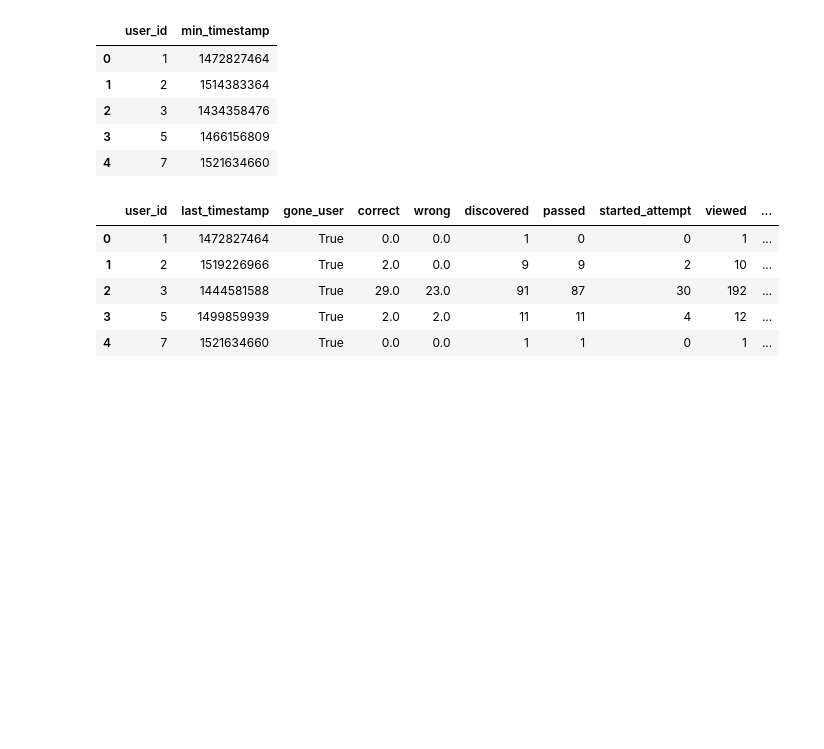
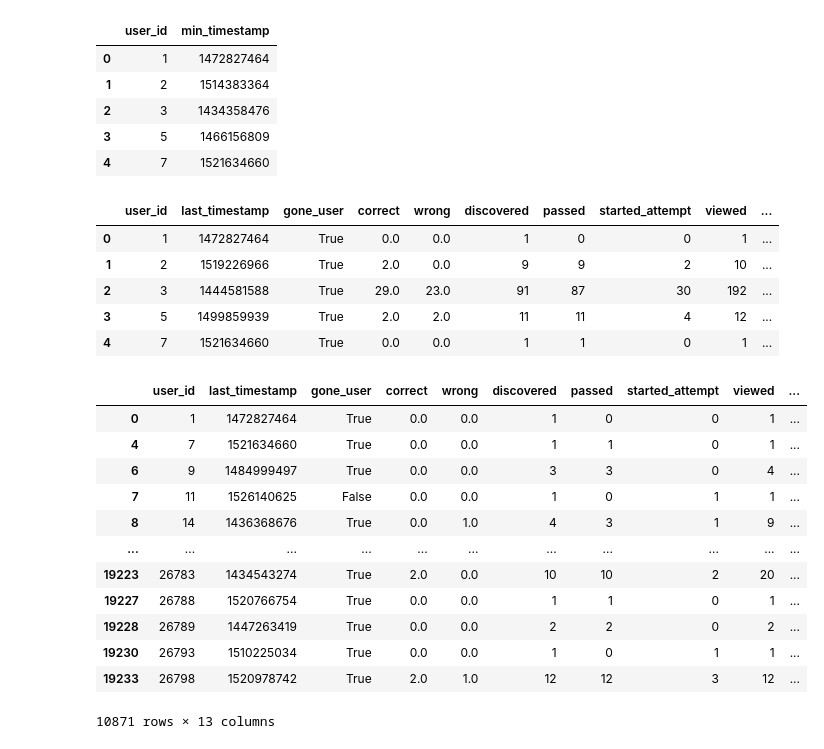
Before and after one commit to churkenberg/stepik_ml_contest, a Jupyter notebook: i.ipynb, the cells around one changed output. Saved outputs shown, nothing was run; the diff lists cells and outputs as text; code cells hidden in the pictures; blank space fills up the shorter version.

```diff
--- a/i.ipynb
+++ b/i.ipynb
@@ -3,7 +3,7 @@ Can we, by analyzing user behavior over the first n days, predict whether he wil
 # %%
 import pandas as pd
 # %%
-data = pd.read_csv('data\post_processing_data.csv')
+data = pd.read_csv('data/post_processing_data.csv')
 # %%
 data.head()
 # %% [output]
@@ -60,7 +60,7 @@ plt.xlabel('day');
 # %% [output]
 [figure]
 # %%
-event_data = pd.read_csv('data\event_data_train.csv')
+event_data = pd.read_csv('data/event_data_train.csv')
 # %%
 event_data['date'] = pd.to_datetime(event_data['timestamp'], unit='s')
 # %%
@@ -98,3 +98,21 @@ data.head()
 | 4 | 7 | 1521634660 | True | 0.0 | 0.0 | 1 | 1 | 0 | 1 | ... |
 # %%
 event_data_train = pd.DataFrame()
+# %%
+data['user_time'] = data.user_id.map(str) + '_' + data.last_timestamp.map(str)
+# %%
+data[(data.last_timestamp>=data.min_timestamp) & (data.last_timestamp<=data.min_timestamp+259200)]
+# %% [output]
+|  | user_id | last_timestamp | gone_user | correct | wrong | discovered | passed | started_attempt | viewed | ... |
+| 0 | 1 | 1472827464 | True | 0.0 | 0.0 | 1 | 0 | 0 | 1 | ... |
+| 4 | 7 | 1521634660 | True | 0.0 | 0.0 | 1 | 1 | 0 | 1 | ... |
+| 6 | 9 | 1484999497 | True | 0.0 | 0.0 | 3 | 3 | 0 | 4 | ... |
+| 7 | 11 | 1526140625 | False | 0.0 | 0.0 | 1 | 0 | 1 | 1 | ... |
+| 8 | 14 | 1436368676 | True | 0.0 | 1.0 | 4 | 3 | 1 | 9 | ... |
+| ... | ... | ... | ... | ... | ... | ... | ... | ... | ... | ... |
+| 19223 | 26783 | 1434543274 | True | 2.0 | 0.0 | 10 | 10 | 2 | 20 | ... |
+| 19227 | 26788 | 1520766754 | True | 0.0 | 0.0 | 1 | 1 | 0 | 1 | ... |
+| 19228 | 26789 | 1447263419 | True | 0.0 | 0.0 | 2 | 2 | 0 | 2 | ... |
+| 19230 | 26793 | 1510225034 | True | 0.0 | 0.0 | 1 | 0 | 1 | 1 | ... |
+| 19233 | 26798 | 1520978742 | True | 2.0 | 1.0 | 12 | 12 | 3 | 12 | ... |
+10871 rows × 13 columns
```
Also changed, not shown: parts of 1 cell of this notebook.
